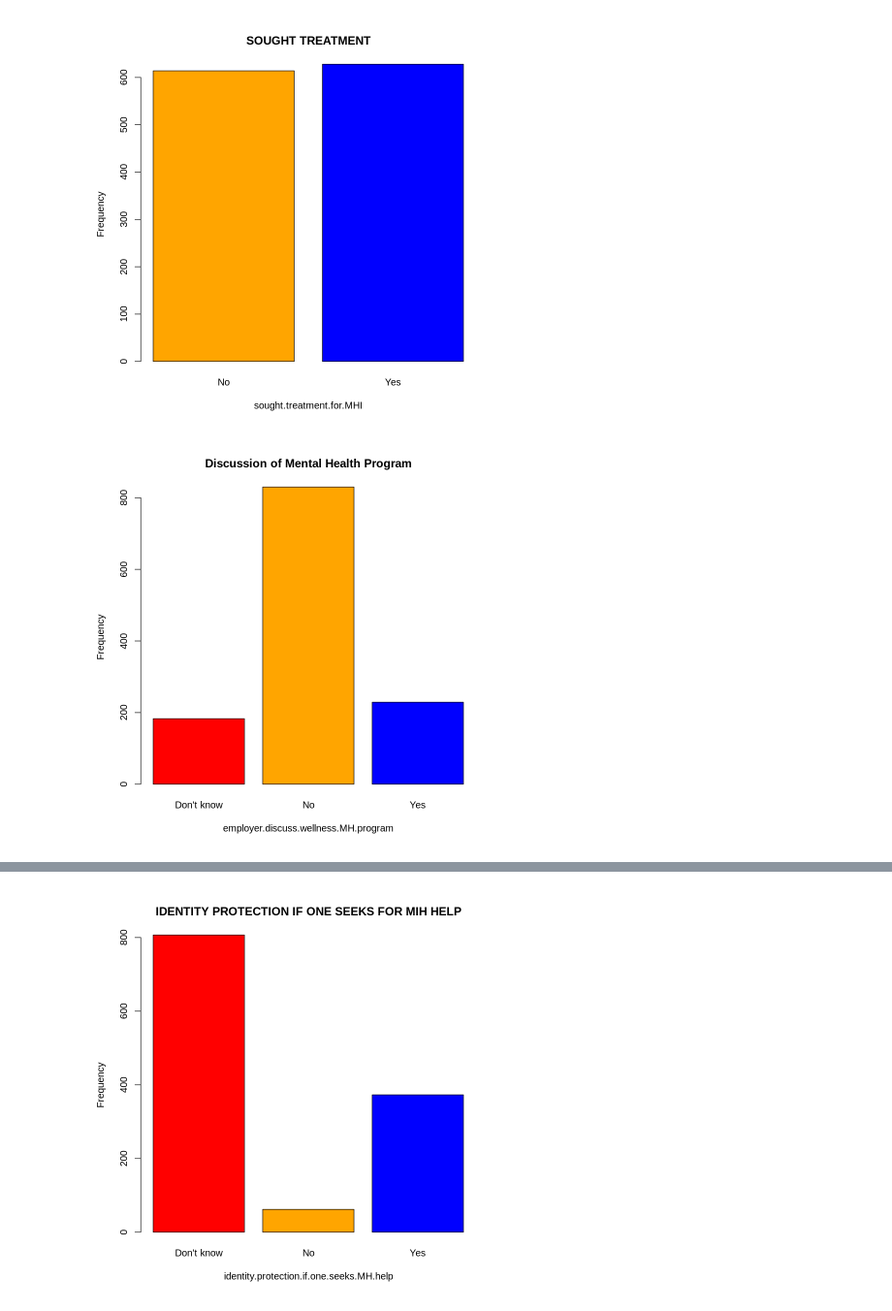
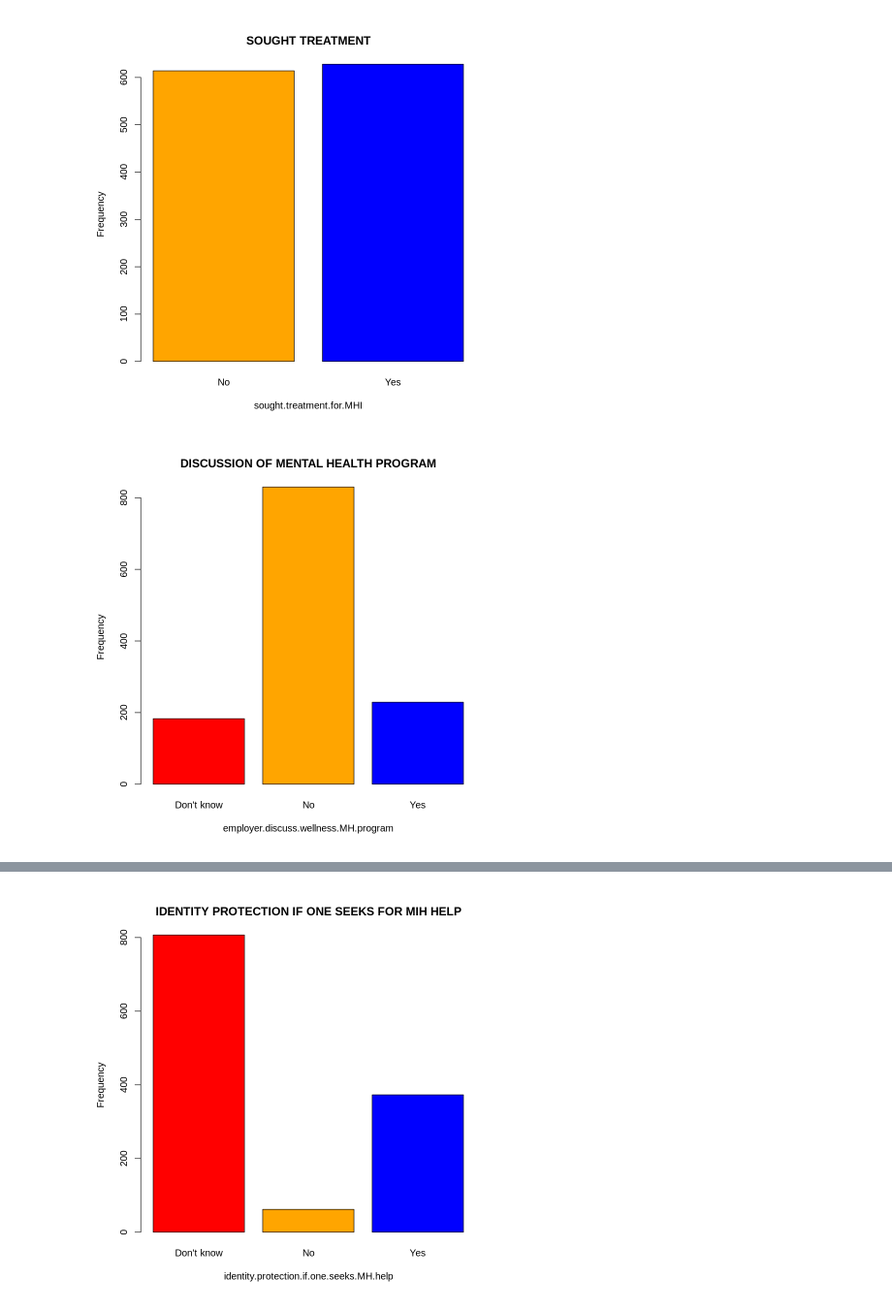
Before and after one commit to fmwashimba/MENTAL-HEALTH-IN-TECH, a Jupyter notebook: MENTAL_HEALTH_(R)_Latest.ipynb, the cells around one changed output, grey strips where cells are left out. Shown at 97% size. Saved outputs shown, nothing was run; the diff lists cells and outputs as text; code cells hidden in the pictures.

```diff
--- a/MENTAL_HEALTH_(R)_Latest.ipynb
+++ b/MENTAL_HEALTH_(R)_Latest.ipynb
@@ -480,10 +512,10 @@ barplot(table(mentalh_clean$sought.treatment.for.MHI), xlab = "sought.treatment.
 # %%
 ##Checking the number of employers who offer MHI support.
 colors <- c("red","orange","blue")
-barplot(table(mentalh_clean$employer.discuss.wellness.MH.program), xlab = "employer.discuss.wellness.MH.program", ylab = "Frequency",col=colors,main = "Discussion of Mental Health Program")
+barplot(table(mentalh_clean$employer.discuss.wellness.MH.program), xlab = "employer.discuss.wellness.MH.program", ylab = "Frequency",col=colors,main = "DISCUSSION OF MENTAL HEALTH PROGRAM")
 #Most emplyers do not discuss the issue of mental health with their staff
 # %% [output]
-[figure, old version]
+[figure, new version]
 # %%
 ##EMPLOYER PROVIDES MENTAL HEALTH OR NOT
 colors <- c("red","orange","blue")
```
Also changed, not shown: parts of 8 cells of this notebook.
